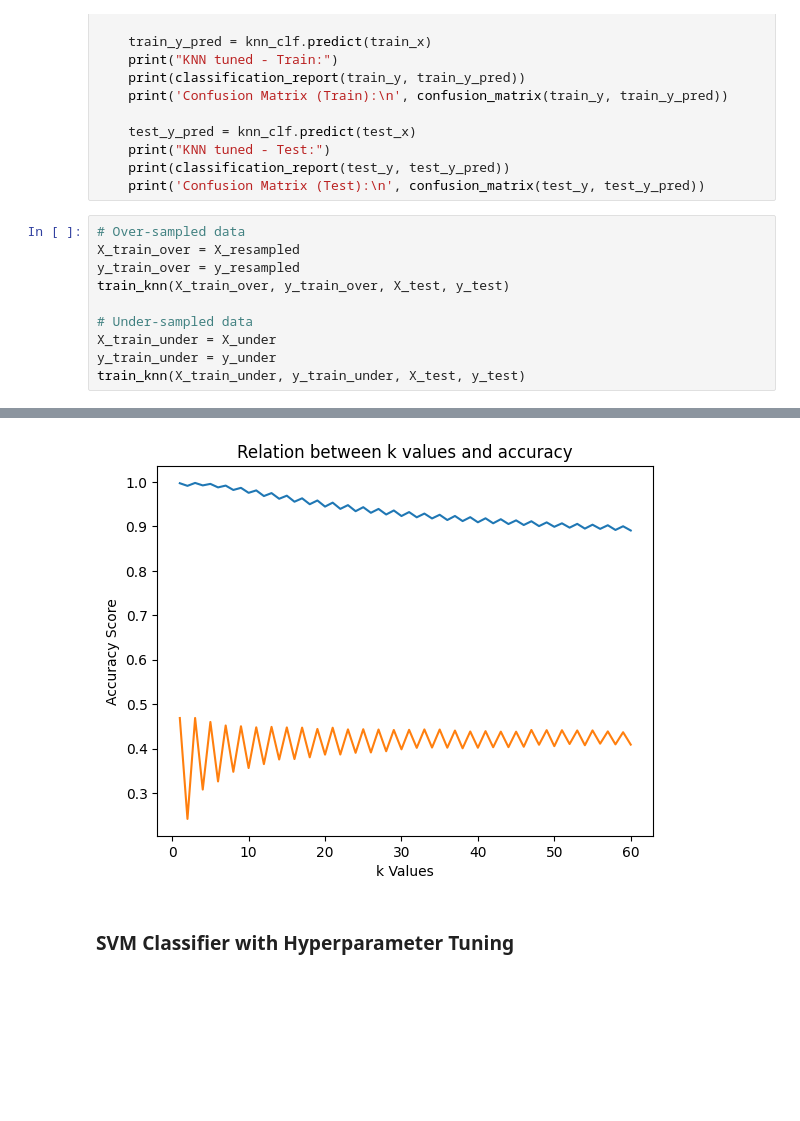
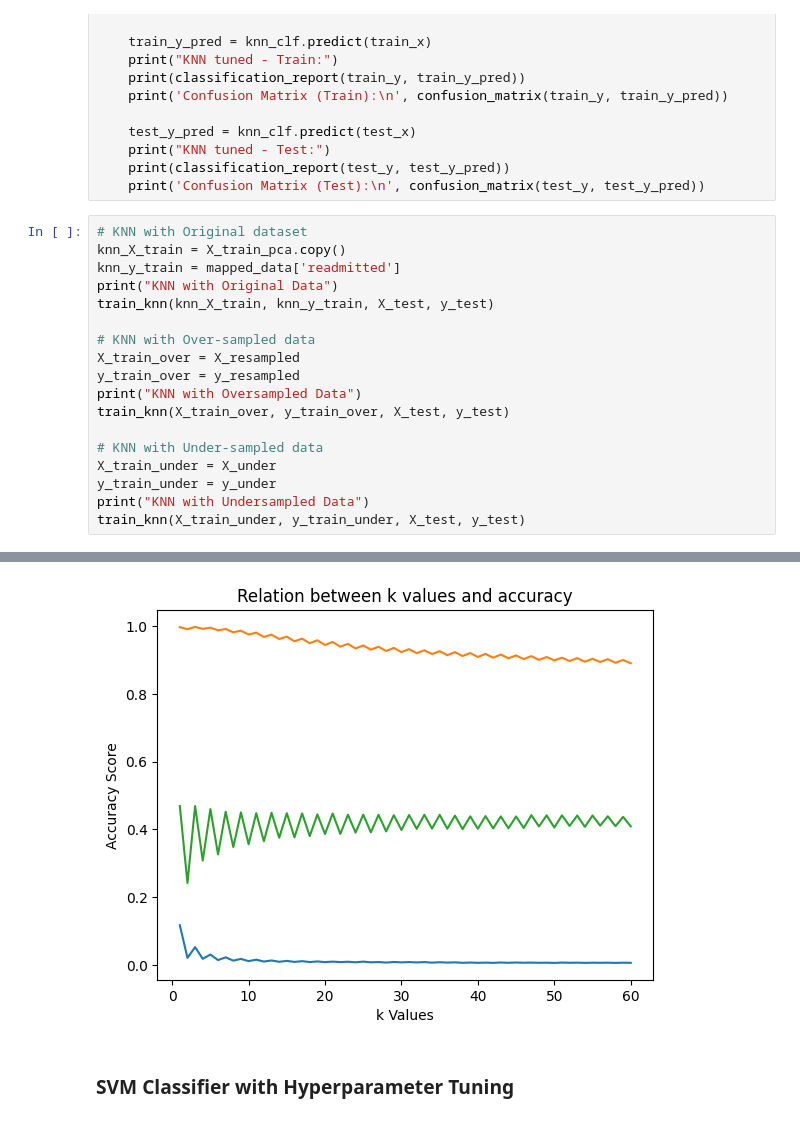
Before and after one commit to selinceydeli/ESL_Final_Project, a Jupyter notebook: effect_of_class_imbalance_code.ipynb, the cells around one changed output, grey strips where cells are left out. Saved outputs shown, nothing was run; the diff lists cells and outputs as text; blank space fills up the shorter version.

Commit message:
original dataset comparison to knn is added, the entire code is run

```diff
--- a/effect_of_class_imbalance_code.ipynb
+++ b/effect_of_class_imbalance_code.ipynb
@@ -1563,13 +1571,21 @@ def train_knn(train_x, train_y, test_x, test_y):
 	print(classification_report(test_y, test_y_pred))
 	print('Confusion Matrix (Test):\n', confusion_matrix(test_y, test_y_pred))
 # %%
-# Over-sampled data
+# KNN with Original dataset
+knn_X_train = X_train_pca.copy()
+knn_y_train = mapped_data['readmitted']
+print("KNN with Original Data")
+train_knn(knn_X_train, knn_y_train, X_test, y_test)
+
+# KNN with Over-sampled data
 X_train_over = X_resampled
 y_train_over = y_resampled
+print("KNN with Oversampled Data")
 train_knn(X_train_over, y_train_over, X_test, y_test)
 
-# Under-sampled data
+# KNN with Under-sampled data
 X_train_under = X_under
 y_train_under = y_under
+print("KNN with Undersampled Data")
 train_knn(X_train_under, y_train_under, X_test, y_test)
 # %% [output]
@@ -1589,8 +1605,8 @@ Iteration 12: Cross-Validation Score = [0.94005939 0.97582873 0.97493094 0.97617
 
 Confusion Matrix (Test):
  [[9908 8098]
  [1070 1253]]
-[figure, old version]
+[figure, new version]
 # %% [markdown]
 ### SVM Classifier with Hyperparameter Tuning
 # %%
```
Also changed, not shown: parts of 11 cells of this notebook.
